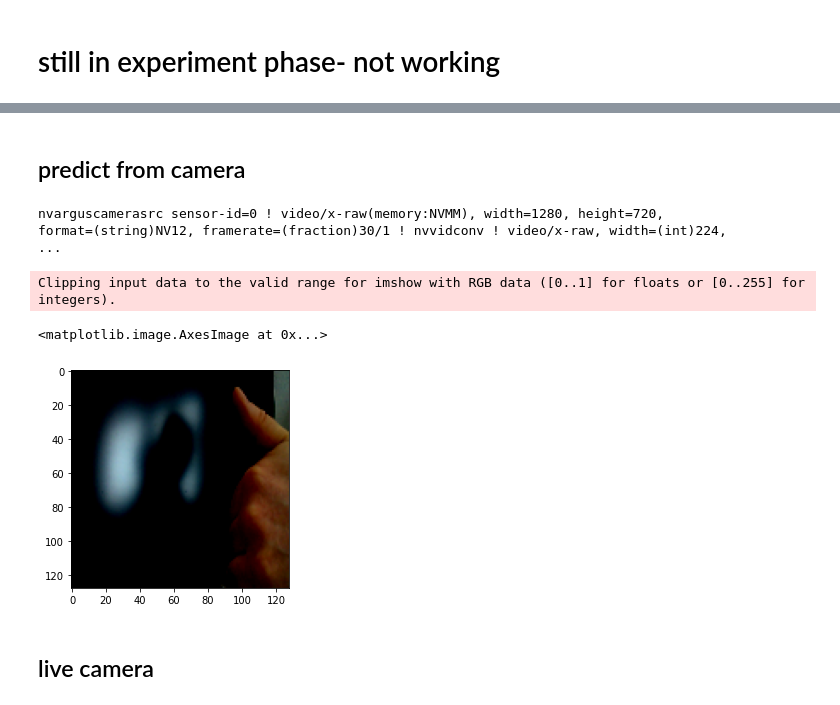
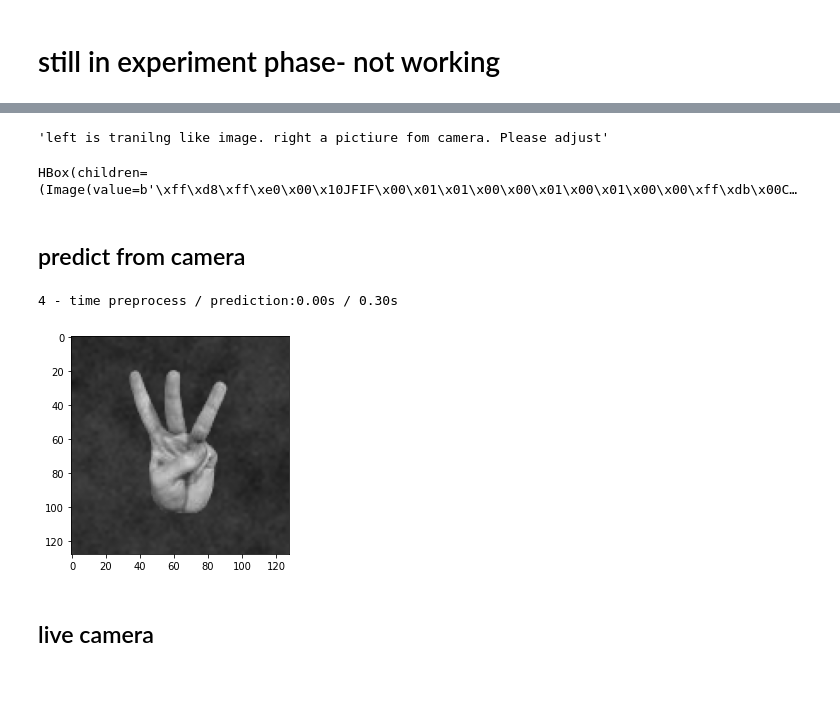
Before and after one commit to nico-klein/jetson-nano, a Jupyter notebook: image_recognition/tensorflow_fingers_predict.ipynb, the cells around one changed output, grey strips where cells are left out. Drawn from its saved outputs; the diff is of its cells as text; code cells hidden in the pictures.

```diff
--- a/image_recognition/tensorflow_fingers_predict.ipynb
+++ b/image_recognition/tensorflow_fingers_predict.ipynb
@@ -45,26 +99,40 @@ labels = {i: str(i) for i in range(6)}
+# %%
+display("left is tranilng like image. right a pictiure fom camera. Please adjust", widgets.HBox([sample_image_widget,
+                      widgets.VBox([new_photo_widget,
+                                    hue_min_widget,
+                                    hue_max_widget,
+                                    sat_min_widget,
+                                    sat_max_widget,
+                                    val_min_widget,
+                                    val_max_widget]),image_widget ]))
+
+
+#sample_img = cv2.imread('../images/finger_3.png')
+#show_image(sample_img)
+
+img = camera.get_image_bgr()
+on_change(None)
+# %% [output]
+'left is tranilng like image. right a pictiure fom camera. Please adjust'
+HBox(children=(Image(value=b'\xff\xd8\xff\xe0\x00\x10JFIF\x00\x01\x01\x00\x00\x01\x00\x01\x00\x00\xff\xdb\x00C…
 # %% [markdown]
 ## predict from camera
-# %%
-# initialize only one time
-if 'camera0' not in locals():
-    camera0 = Camera(capture_device=0, width=224, height=224,
-                     capture_width=1280, capture_height=720, capture_fps=30, flip_mode=-1, debug=True)
-# %% [output]
-nvarguscamerasrc sensor-id=0 ! video/x-raw(memory:NVMM), width=1280, height=720,                 format=(string)NV12, framerate=(fraction)30/1 ! nvvidconv ! video/x-raw, width=(int)224,                ...
 # %%
-img_rgb = camera0.get_image_rgb()
-img = Image.fromarray(img_rgb, 'RGB')
-img_array, duration_preprocess = preprocess_image(img)
+#img = camera.get_image_bgr()
+img = cv2.imread('../images/finger_3.png')
+#img = calibrate_photo(img)
+img = cv2.cvtColor(img, cv2.COLOR_BGR2RGB)
+plt.imshow(img)
+img_array, duration_preprocess = preprocess_image(Image.fromarray(img, 'RGB'))
 df, duration_predict = predict_from_image_array(img_array)
 df
-#pred_label = df.nlargest(1, 'proba')[['label','proba']].values[0][0]
-#pred_proba = df.nlargest(1, 'proba')[['label','proba']].values[0][1]
-#print(f'{pred_label} - time preprocess / prediction:{duration_preprocess:0.2f}s / {duration_predict:0.2f}s')
-plt.imshow(img_array.reshape(128, 128, 3))
+pred_label = df.nlargest(1, 'proba')[['label','proba']].values[0][0]
+pred_proba = df.nlargest(1, 'proba')[['label','proba']].values[0][1]
+print(f'{pred_label} - time preprocess / prediction:{duration_preprocess:0.2f}s / {duration_predict:0.2f}s')
+#plt.imshow(img_array.reshape(128, 128, 3))
 # %% [output]
-Clipping input data to the valid range for imshow with RGB data ([0..1] for floats or [0..255] for integers).
+4 - time preprocess / prediction:0.00s / 0.30s
-<matplotlib.image.AxesImage at 0x...>
-[figure, old version]
+[figure, new version]
 # %% [markdown]
 ## live camera
 # %%
```
Also changed, not shown: parts of 7 cells of this notebook, 8 other files.
